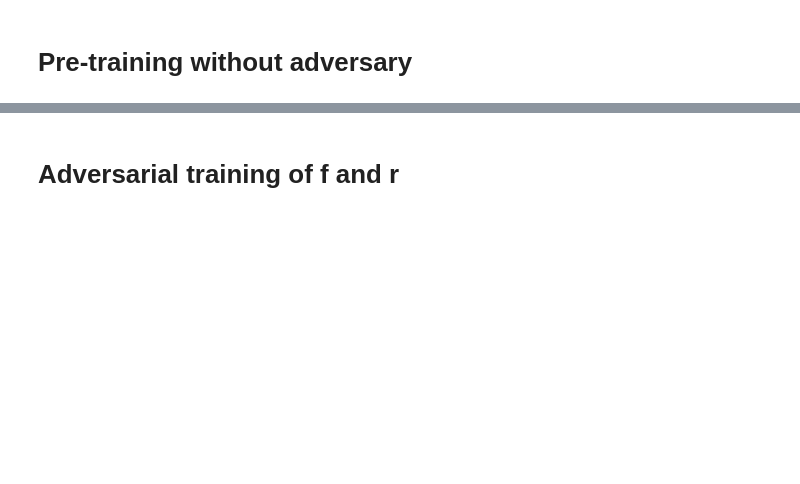
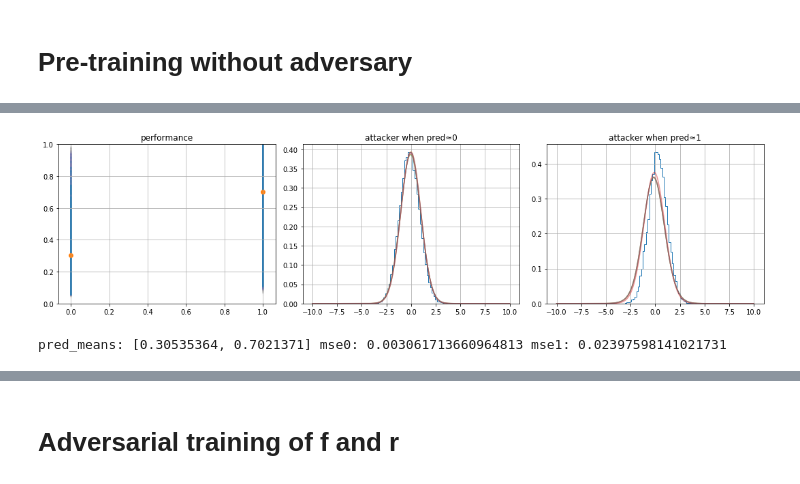
Before and after one commit to caph1993/paper-learning-to-pivot, a Jupyter notebook: code/Toy.ipynb, the cells around one changed output, grey strips where cells are left out. Cells and saved outputs as stored; diff of their text form; code cells hidden in the pictures; blank space fills up the shorter version.

```diff
--- a/code/Toy.ipynb
+++ b/code/Toy.ipynb
@@ -172,3 +221,8 @@ Epoch 50/50
+# %%
+my_plots()
+# %% [output]
+[figure, added]
+pred_means: [0.30535364, 0.7021371] mse0: 0.003061713660964813 mse1: 0.02397598141021731
 # %%
 def make_X(n_samples, z):
     X0 = p0.rvs(n_samples // 2)
```
Also changed, not shown: parts of 22 cells of this notebook, 1 other file.
